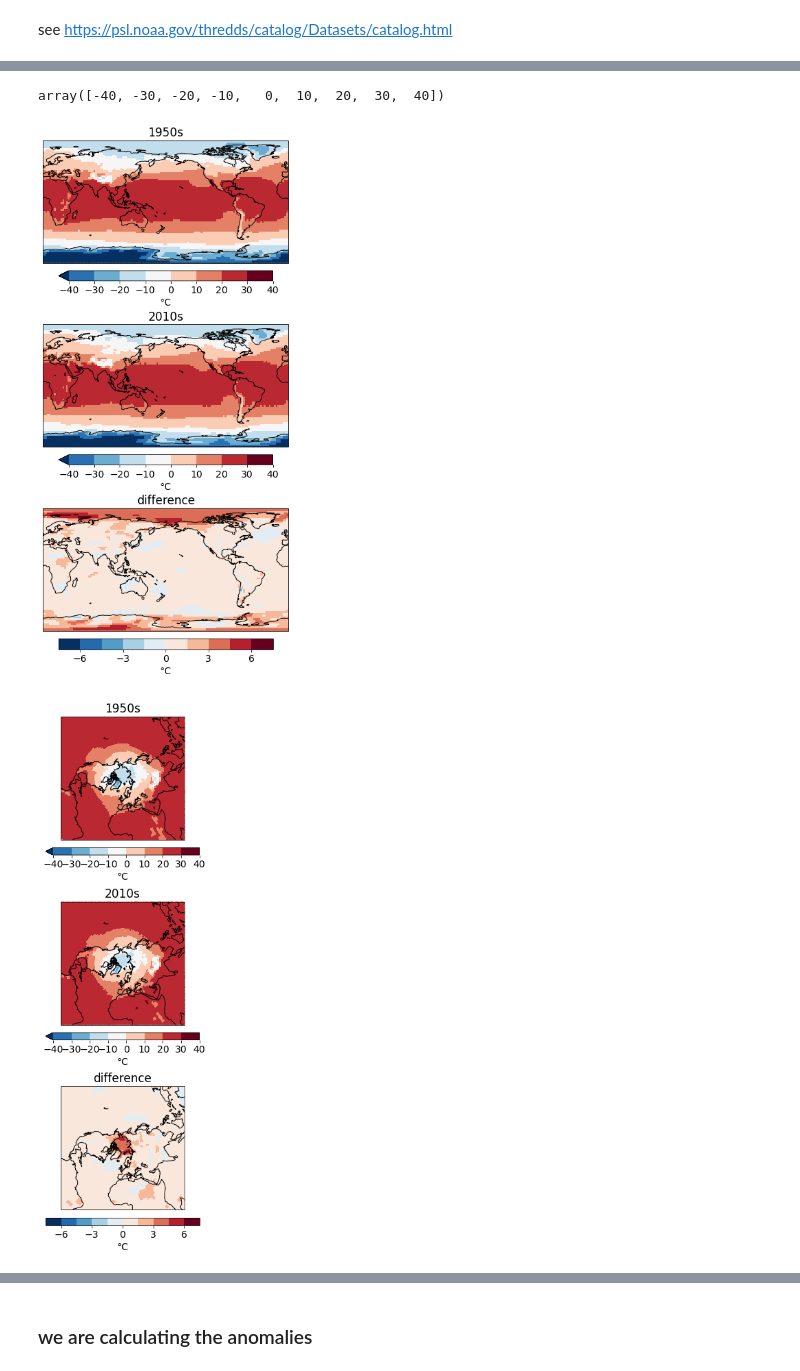
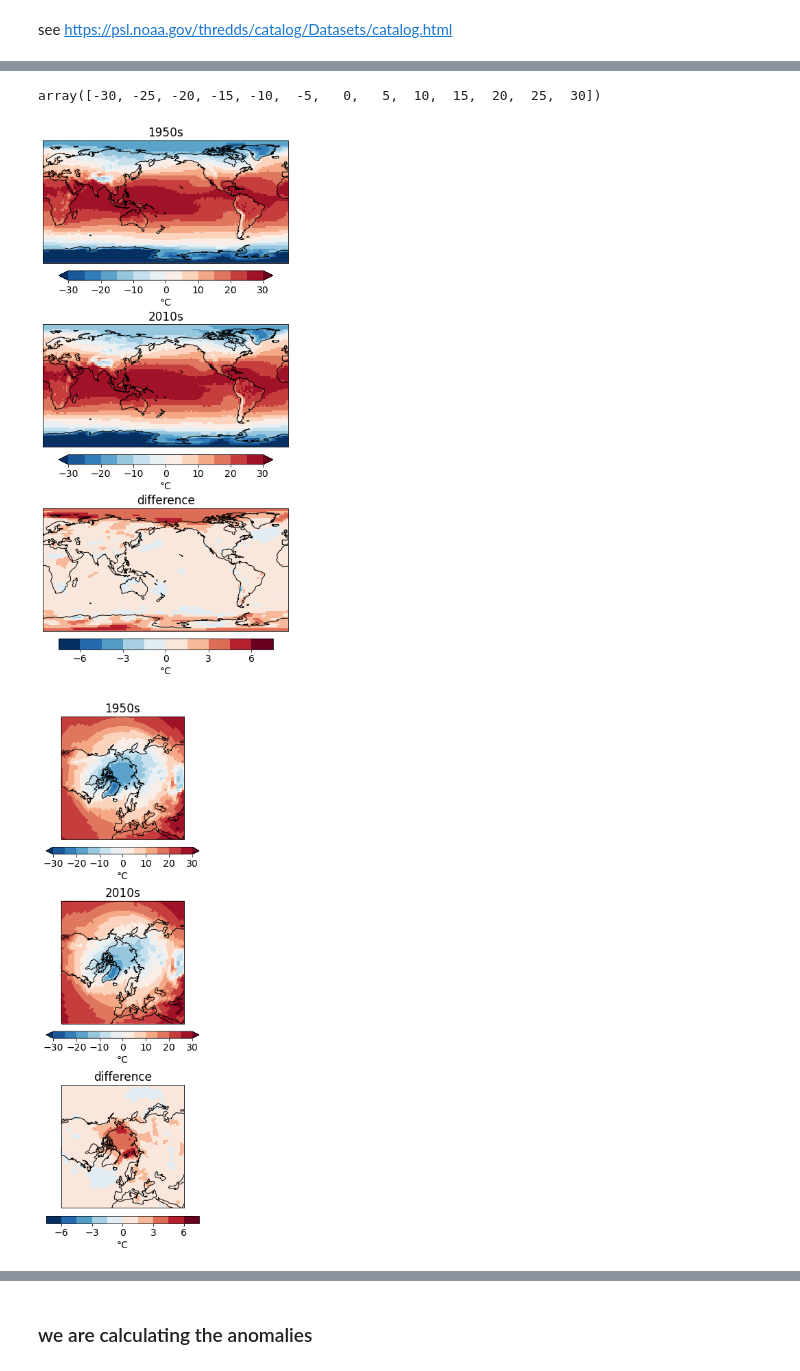
Before and after one commit to nicolasfauchereau/climate_data_analytics, a Jupyter notebook: notebooks/global_average_temp_NCEP.ipynb, the cells around one changed output, grey strips where cells are left out. Drawn from its saved outputs; the diff is of its cells as text; code cells hidden in the pictures.

```diff
--- a/notebooks/global_average_temp_NCEP.ipynb
+++ b/notebooks/global_average_temp_NCEP.ipynb
@@ -2,7 +2,7 @@
 %matplotlib inline
 import matplotlib.pyplot as plt
 # %%
-plt.rcParams['figure.figsize'] = (10,5)
+plt.rcParams['figure.figsize'] = (10,8)
 plt.rcParams['font.size'] = 14
 plt.rcParams['lines.linewidth'] = 2
 # %%
@@ -18,6 +20,8 @@ see [https://psl.noaa.gov/thredds/catalog/Datasets/catalog.html](https://psl.noa
 url = 'https://psl.noaa.gov/thredds/dodsC/Datasets/ncep.reanalysis.derived/surface/air.mon.mean.nc'
 # %%
 ncep_temp = xr.open_dataset(url)
+# %%
+ncep_temp = ncep_temp.sortby('lat')
 # %%
 ncep_temp
 # %% [output]
@@ -46,7 +48,9 @@ levels=np.arange(-40,40+10,10)
+# %%
+levels=np.arange(-30, 30+5, 5)
 # %%
 levels
 # %% [output]
-array([-40, -30, -20, -10,   0,  10,  20,  30,  40])
+array([-30, -25, -20, -15, -10,  -5,   0,   5,  10,  15,  20,  25,  30])
 # %%
 ncep_dec_1 =  ncep_temp.sel(time=slice('1950','1959')).mean('time')
 
@@ -66,22 +70,22 @@ ncep_dec_2['air'].plot(ax=axes[1], transform=ccrs.PlateCarree(), levels=levels,
 
 [ax.coastlines() for ax in axes];
 # %% [output]
-[figure, old version]
+[figure, new version]
 # %%
 cbar_kwargs.update(shrink=0.5)
 # %%
 f, axes = plt.subplots(nrows=3, figsize=(8, 14), subplot_kw=dict(projection=ccrs.NorthPolarStereo(central_longitude=0)))
 
 ncep_dec_1['air'].plot(ax=axes[0], transform=ccrs.PlateCarree(), levels=levels, cbar_kwargs=cbar_kwargs)
 
 ncep_dec_2['air'].plot(ax=axes[1], transform=ccrs.PlateCarree(), levels=levels, cbar_kwargs=cbar_kwargs)
 
 (ncep_dec_2 - ncep_dec_1)['air'].plot(ax=axes[2], transform=ccrs.PlateCarree(), levels=10, cbar_kwargs=cbar_kwargs)
 
 [ax.set_title(title) for ax, title in zip(axes, ['1950s','2010s','difference'])]
 
 [ax.coastlines() for ax in axes];
 
-[ax.set_extent([0, 360, 0, 90], crs=ccrs.PlateCarree()) for ax in axes];
+[ax.set_extent([0, 360, 30, 90], crs=ccrs.PlateCarree()) for ax in axes];
 # %% [output]
-[figure, old version]
+[figure, new version]
```
Also changed, not shown: parts of 40 cells of this notebook, 1 other file.
